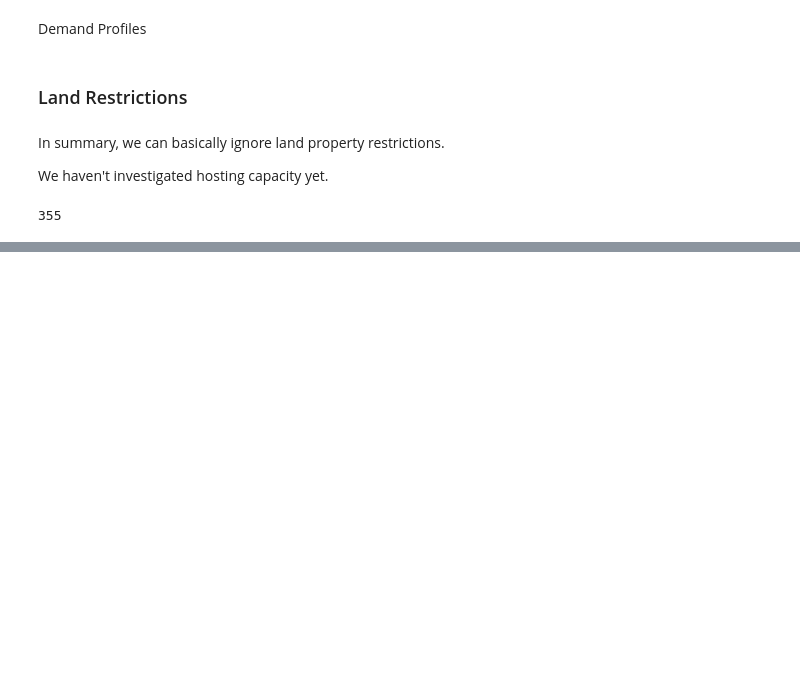
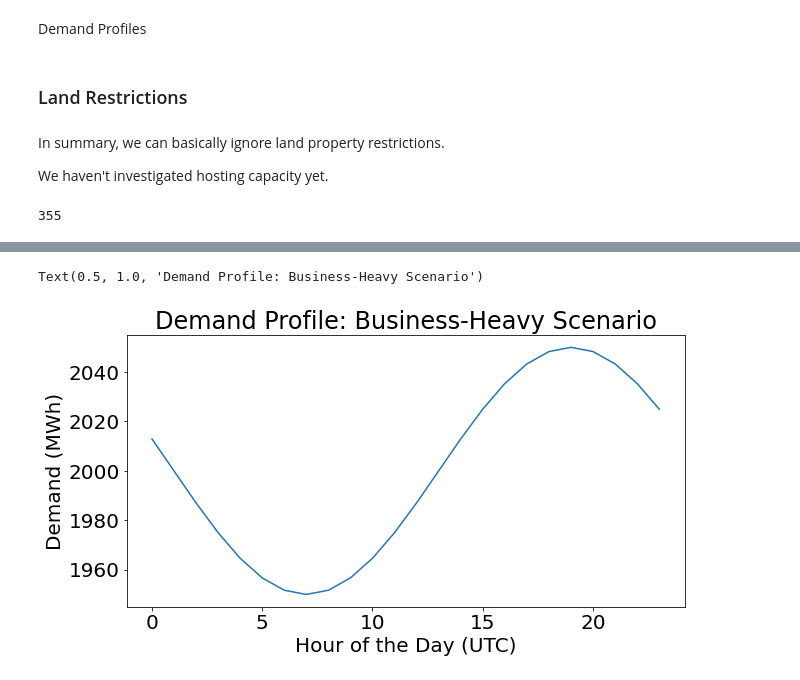
Before and after one commit to disha-22/DCSitingOptimization, a Jupyter notebook: model_implementation.ipynb, the cells around one changed output, grey strips where cells are left out. Saved outputs shown, nothing was run; the diff lists cells and outputs as text; code cells hidden in the pictures; blank space fills up the shorter version.

```diff
--- a/model_implementation.ipynb
+++ b/model_implementation.ipynb
@@ -124,0 +153,12 @@ if False:
+# %%
+# business hour curve, inspired by https://www.ethree.com/wp-content/uploads/2024/07/E3-White-Paper-2024-Load-Growth-Is-Here-to-Stay-but-Are-Data-Centers-2.pdf page 14
+fig, ax = plt.subplots(figsize=(10, 5))
+
+ax.plot(np.arange(24), business_demand_2GWh['0'].to_numpy()[0:24])
+
+ax.set_xlabel("Hour of the Day (UTC)")
+ax.set_ylabel("Demand (MWh)")
+ax.set_title("Demand Profile: Business-Heavy Scenario")
+# %% [output]
+Text(0.5, 1.0, 'Demand Profile: Business-Heavy Scenario')
+[figure, added]
```
Also changed, not shown: parts of 19 cells of this notebook, 5 other files.
